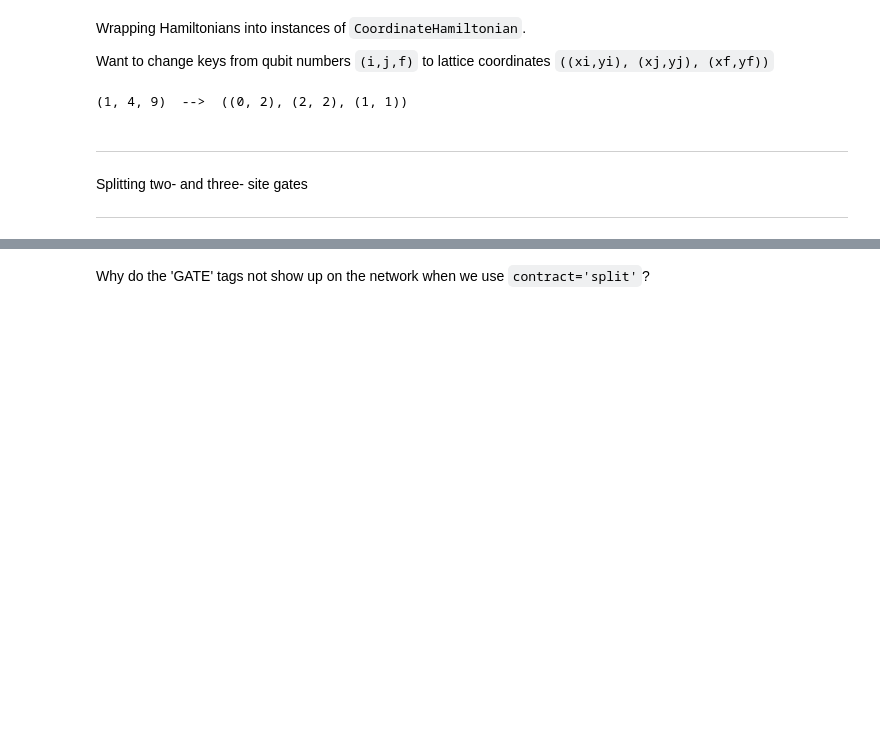
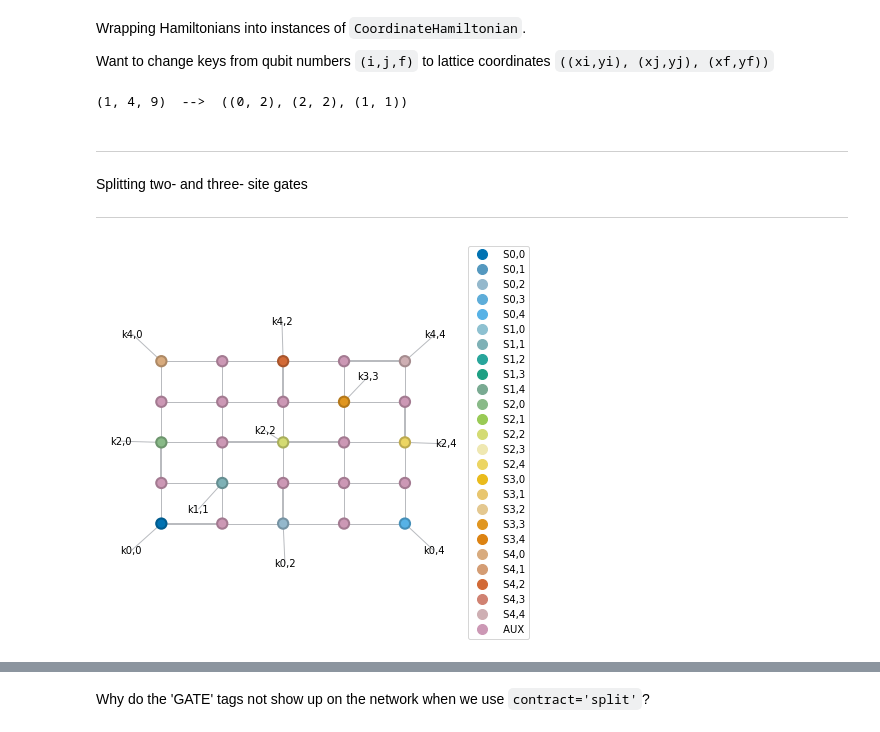
Before and after one commit to gabrielwoolls/fermion-encoding, a Jupyter notebook: Examples-Testing.ipynb, the cells around one changed output, grey strips where cells are left out. Cells and saved outputs as stored; diff of their text form; code cells hidden in the pictures; blank space fills up the shorter version.

```diff
--- a/Examples-Testing.ipynb
+++ b/Examples-Testing.ipynb
@@ -453,3 +454,9 @@ list(CooHam._coo_ham_terms.keys())[0])
 ***
 Splitting two- and three- site gates
 ***
+# %%
+reload(beeky)
+epeps = beeky.QubitEncodeVector.rand(3, 3).convert_to_ePEPS(dummy_size=2) #dummy_size=2 for visualization
+epeps.draw(color=(*epeps.site_tags, 'AUX'))
+# %% [output]
+[figure, added]
```
Also changed, not shown: parts of 16 cells of this notebook, 2 other files.
